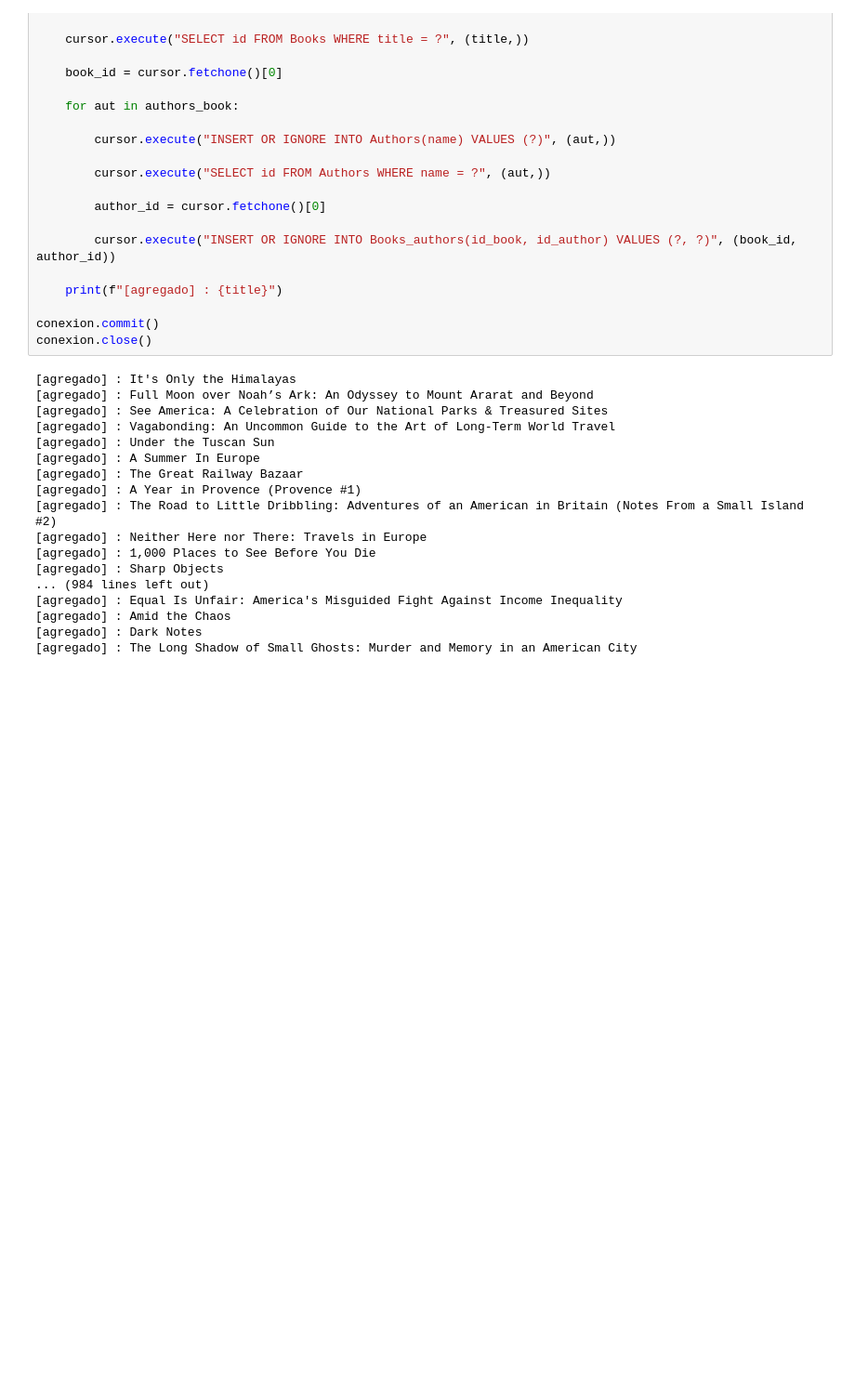
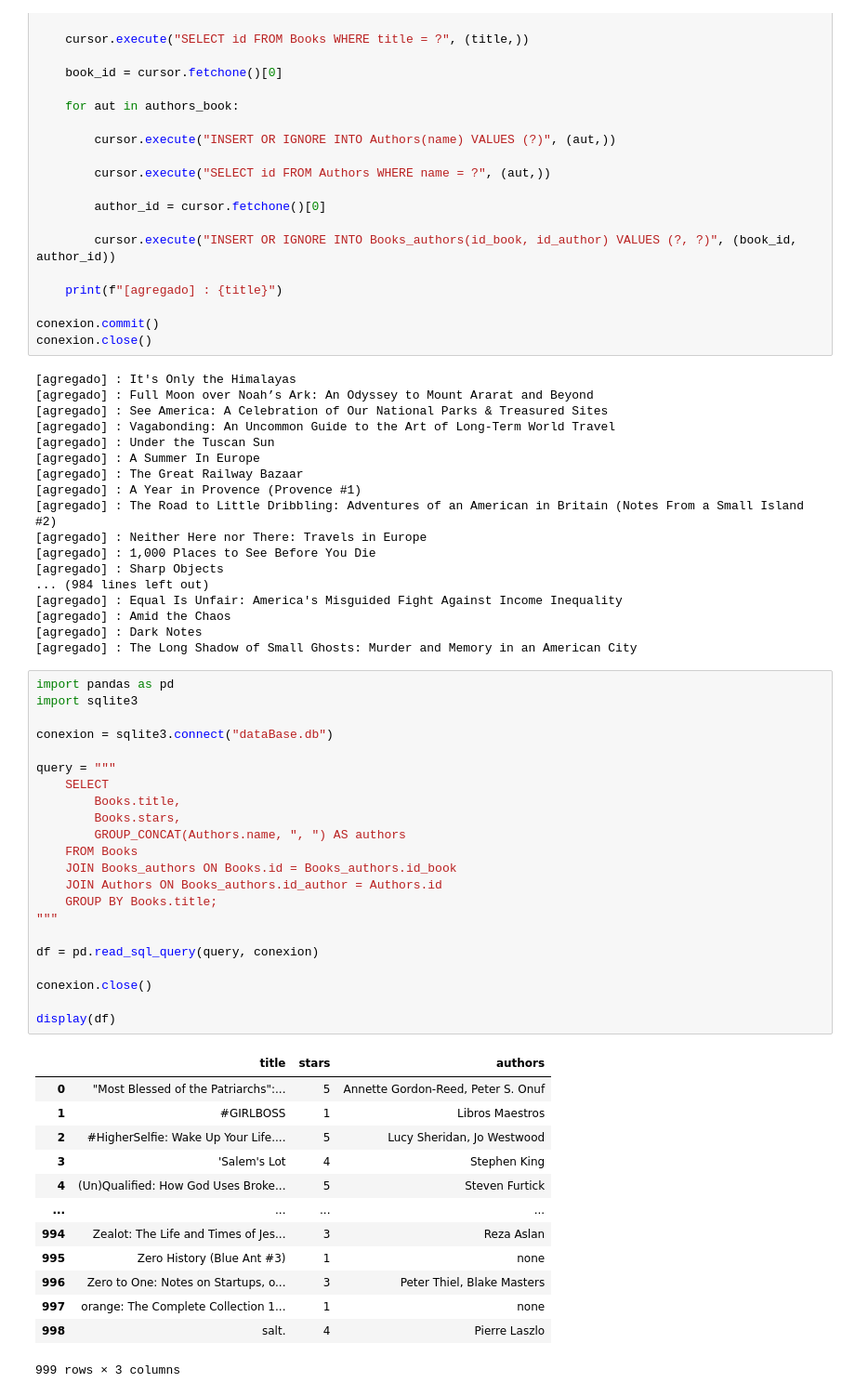
Before and after one commit to SadCloud03/challenge-4-scraper, a Jupyter notebook: scraper.ipynb, the cells around one changed output. Shown at 93% size. Cells and saved outputs as stored; diff of their text form; blank space fills up the shorter version.

Commit message:
agregacion de consultas basicas a la base de datos dentro del notebook

```diff
--- a/scraper.ipynb
+++ b/scraper.ipynb
@@ -219,3 +219,39 @@ conexion.close()
 [agregado] : Amid the Chaos
 [agregado] : Dark Notes
 [agregado] : The Long Shadow of Small Ghosts: Murder and Memory in an American City
+# %%
+import pandas as pd
+import sqlite3
+
+conexion = sqlite3.connect("dataBase.db")
+
+query = """
+    SELECT
+        Books.title,
+        Books.stars,
+        GROUP_CONCAT(Authors.name, ", ") AS authors
+    FROM Books
+    JOIN Books_authors ON Books.id = Books_authors.id_book
+    JOIN Authors ON Books_authors.id_author = Authors.id
+    GROUP BY Books.title;
+"""
+
+df = pd.read_sql_query(query, conexion)
+
+conexion.close()
+
+display(df)
+# %% [output]
+|  | title | stars | authors |
+| 0 | "Most Blessed of the Patriarchs":... | 5 | Annette Gordon-Reed, Peter S. Onuf |
+| 1 | #GIRLBOSS | 1 | Libros Maestros |
+| 2 | #HigherSelfie: Wake Up Your Life.... | 5 | Lucy Sheridan, Jo Westwood |
+| 3 | 'Salem's Lot | 4 | Stephen King |
+| 4 | (Un)Qualified: How God Uses Broke... | 5 | Steven Furtick |
+| ... | ... | ... | ... |
+| 994 | Zealot: The Life and Times of Jes... | 3 | Reza Aslan |
+| 995 | Zero History (Blue Ant #3) | 1 | none |
+| 996 | Zero to One: Notes on Startups, o... | 3 | Peter Thiel, Blake Masters |
+| 997 | orange: The Complete Collection 1... | 1 | none |
+| 998 | salt. | 4 | Pierre Laszlo |
+999 rows × 3 columns
```
